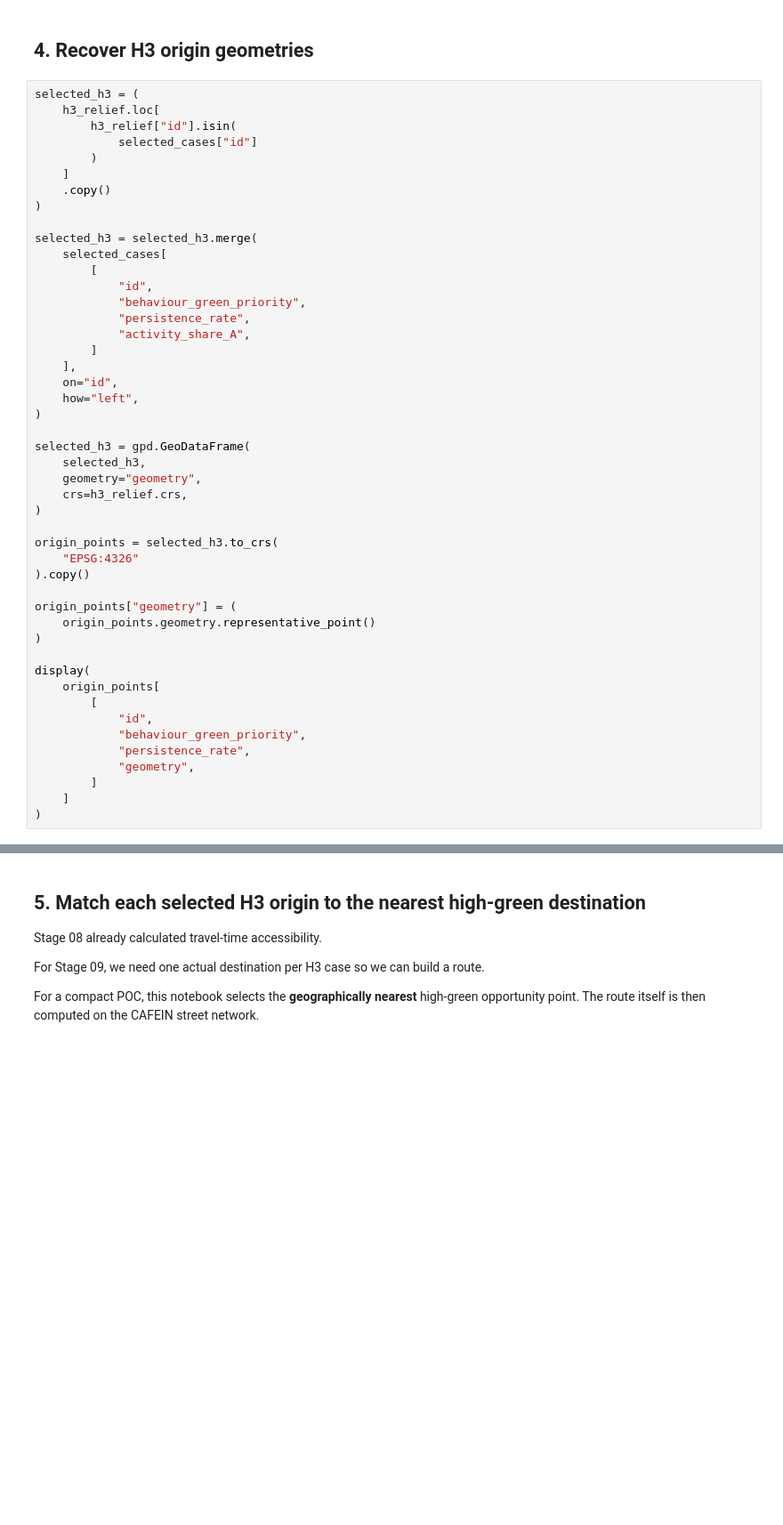
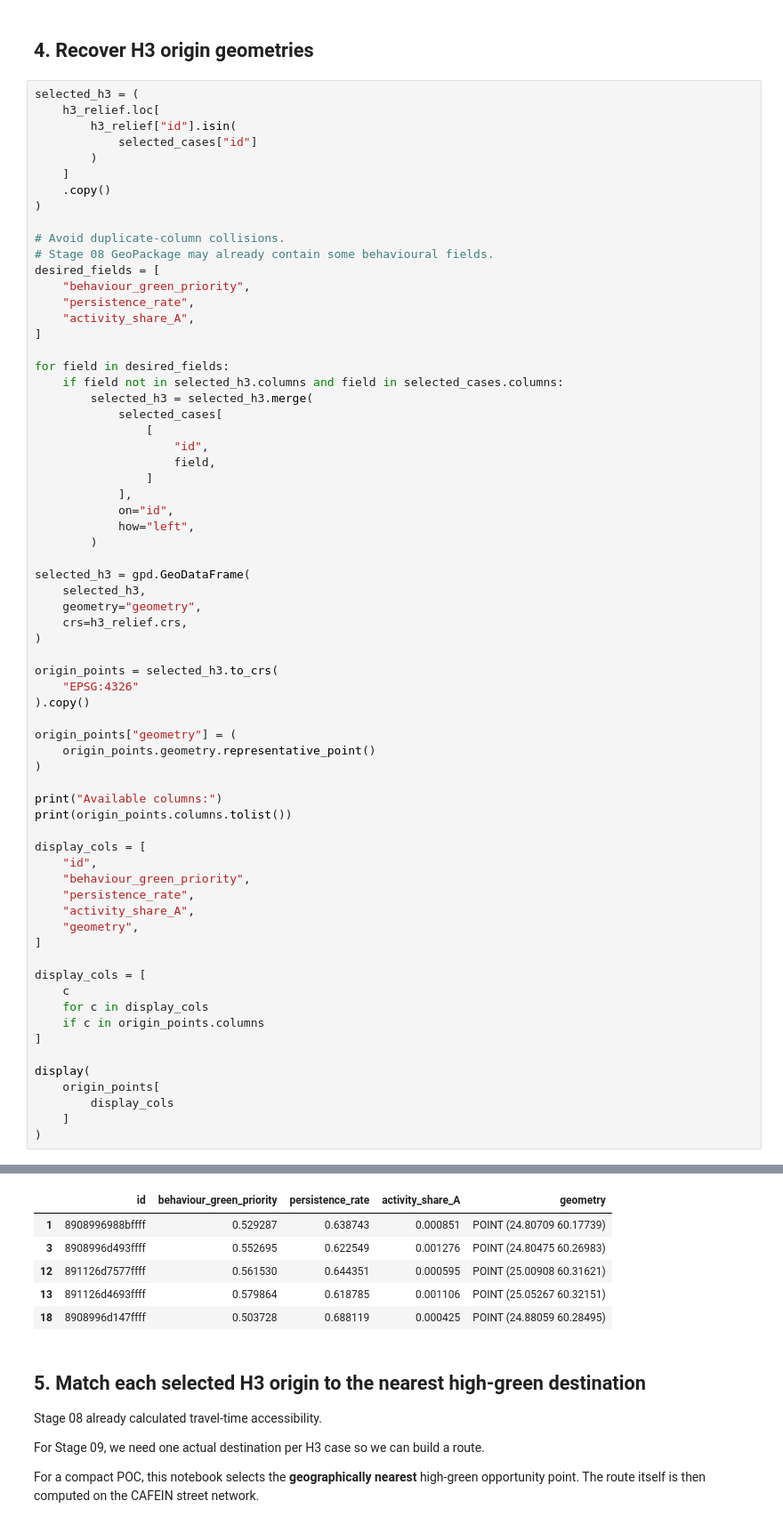
Before and after one commit to Nmodjrian/cafein-helsinki-exposure-poc, a Jupyter notebook: notebooks/09_route_level_environmental_exposure_poc.ipynb, the cells around one changed output, grey strips where cells are left out. Shown at 89% size. Drawn from its saved outputs; the diff is of its cells as text; blank space fills up the shorter version.

Commit message:
updated stage 9- for v2

```diff
--- a/notebooks/09_route_level_environmental_exposure_poc.ipynb
+++ b/notebooks/09_route_level_environmental_exposure_poc.ipynb
@@ -176,18 +176,26 @@ selected_h3 = (
     .copy()
 )
 
-selected_h3 = selected_h3.merge(
-    selected_cases[
-        [
-            "id",
-            "behaviour_green_priority",
-            "persistence_rate",
-            "activity_share_A",
-        ]
-    ],
-    on="id",
-    how="left",
-)
+# Avoid duplicate-column collisions.
+# Stage 08 GeoPackage may already contain some behavioural fields.
+desired_fields = [
+    "behaviour_green_priority",
+    "persistence_rate",
+    "activity_share_A",
+]
+
+for field in desired_fields:
+    if field not in selected_h3.columns and field in selected_cases.columns:
+        selected_h3 = selected_h3.merge(
+            selected_cases[
+                [
+                    "id",
+                    field,
+                ]
+            ],
+            on="id",
+            how="left",
+        )
 
 selected_h3 = gpd.GeoDataFrame(
     selected_h3,
@@ -203,14 +211,26 @@ origin_points["geometry"] = (
     origin_points.geometry.representative_point()
 )
 
+print("Available columns:")
+print(origin_points.columns.tolist())
+
+display_cols = [
+    "id",
+    "behaviour_green_priority",
+    "persistence_rate",
+    "activity_share_A",
+    "geometry",
+]
+
+display_cols = [
+    c
+    for c in display_cols
+    if c in origin_points.columns
+]
+
 display(
     origin_points[
-        [
-            "id",
-            "behaviour_green_priority",
-            "persistence_rate",
-            "geometry",
-        ]
+        display_cols
     ]
 )
 # %% [output]
@@ -218,3 +239,9 @@ KeyError: "['behaviour_green_priority', 'persistence_rate'] not in index"
+|  | id | behaviour_green_priority | persistence_rate | activity_share_A | geometry |
+| 1 | 8908996988bffff | 0.529287 | 0.638743 | 0.000851 | POINT (24.80709 60.17739) |
+| 3 | 8908996d493ffff | 0.552695 | 0.622549 | 0.001276 | POINT (24.80475 60.26983) |
+| 12 | 891126d7577ffff | 0.561530 | 0.644351 | 0.000595 | POINT (25.00908 60.31621) |
+| 13 | 891126d4693ffff | 0.579864 | 0.618785 | 0.001106 | POINT (25.05267 60.32151) |
+| 18 | 8908996d147ffff | 0.503728 | 0.688119 | 0.000425 | POINT (24.88059 60.28495) |
 # %% [markdown]
 ## 5. Match each selected H3 origin to the nearest high-green destination
 
```
Also changed, not shown: parts of 11 cells of this notebook.
